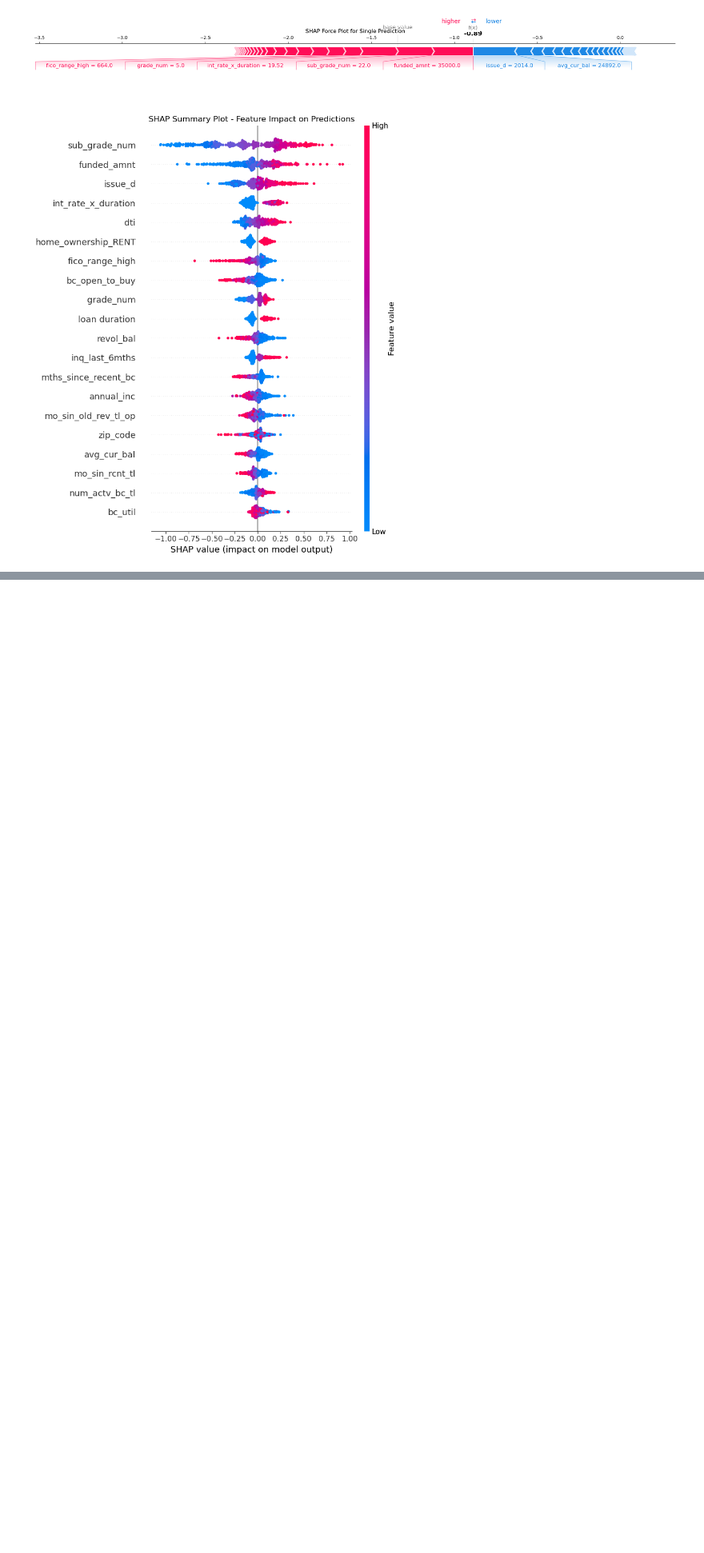
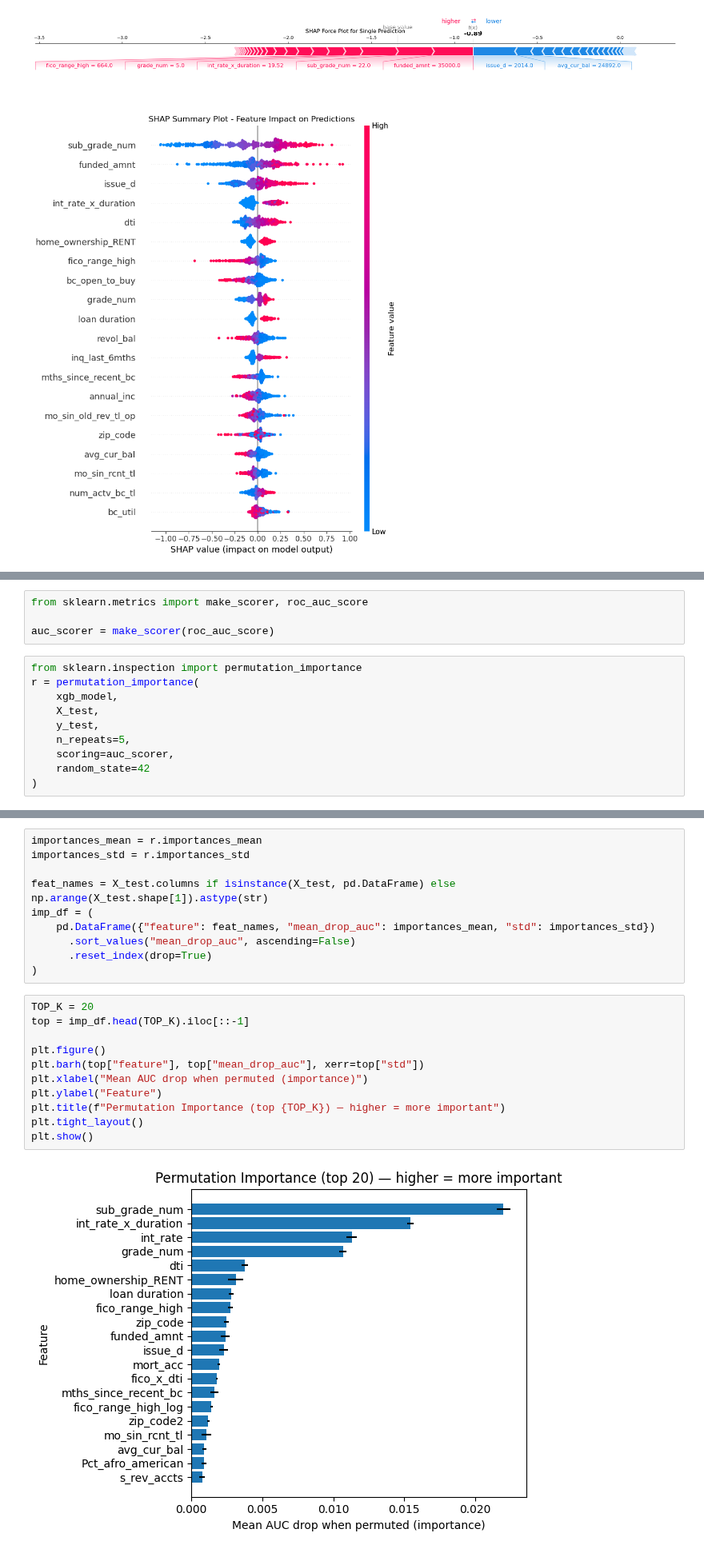
Before and after one commit to maximotk/explainable-credit-scoring, a Jupyter notebook: eda.ipynb, the cells around one changed output, grey strips where cells are left out. Shown at 80% size. Drawn from its saved outputs; the diff is of its cells as text; blank space fills up the shorter version.

```diff
--- a/eda.ipynb
+++ b/eda.ipynb
@@ -740,0 +746,14 @@ plt.show()
+# %%
+from sklearn.metrics import make_scorer, roc_auc_score
+
+auc_scorer = make_scorer(roc_auc_score)
+# %%
+from sklearn.inspection import permutation_importance
+r = permutation_importance(
+    xgb_model,
+    X_test,
+    y_test,
+    n_repeats=5,
+    scoring=auc_scorer,
+    random_state=42
+)
@@ -740,0 +784,23 @@ plt.show()
+# %%
+importances_mean = r.importances_mean
+importances_std = r.importances_std
+
+feat_names = X_test.columns if isinstance(X_test, pd.DataFrame) else np.arange(X_test.shape[1]).astype(str)
+imp_df = (
+    pd.DataFrame({"feature": feat_names, "mean_drop_auc": importances_mean, "std": importances_std})
+      .sort_values("mean_drop_auc", ascending=False)
+      .reset_index(drop=True)
+)
+# %%
+TOP_K = 20
+top = imp_df.head(TOP_K).iloc[::-1]
+
+plt.figure()
+plt.barh(top["feature"], top["mean_drop_auc"], xerr=top["std"])
+plt.xlabel("Mean AUC drop when permuted (importance)")
+plt.ylabel("Feature")
+plt.title(f"Permutation Importance (top {TOP_K}) — higher = more important")
+plt.tight_layout()
+plt.show()
+# %% [output]
+[figure, added]
```
Also changed, not shown: parts of 3 cells of this notebook.
